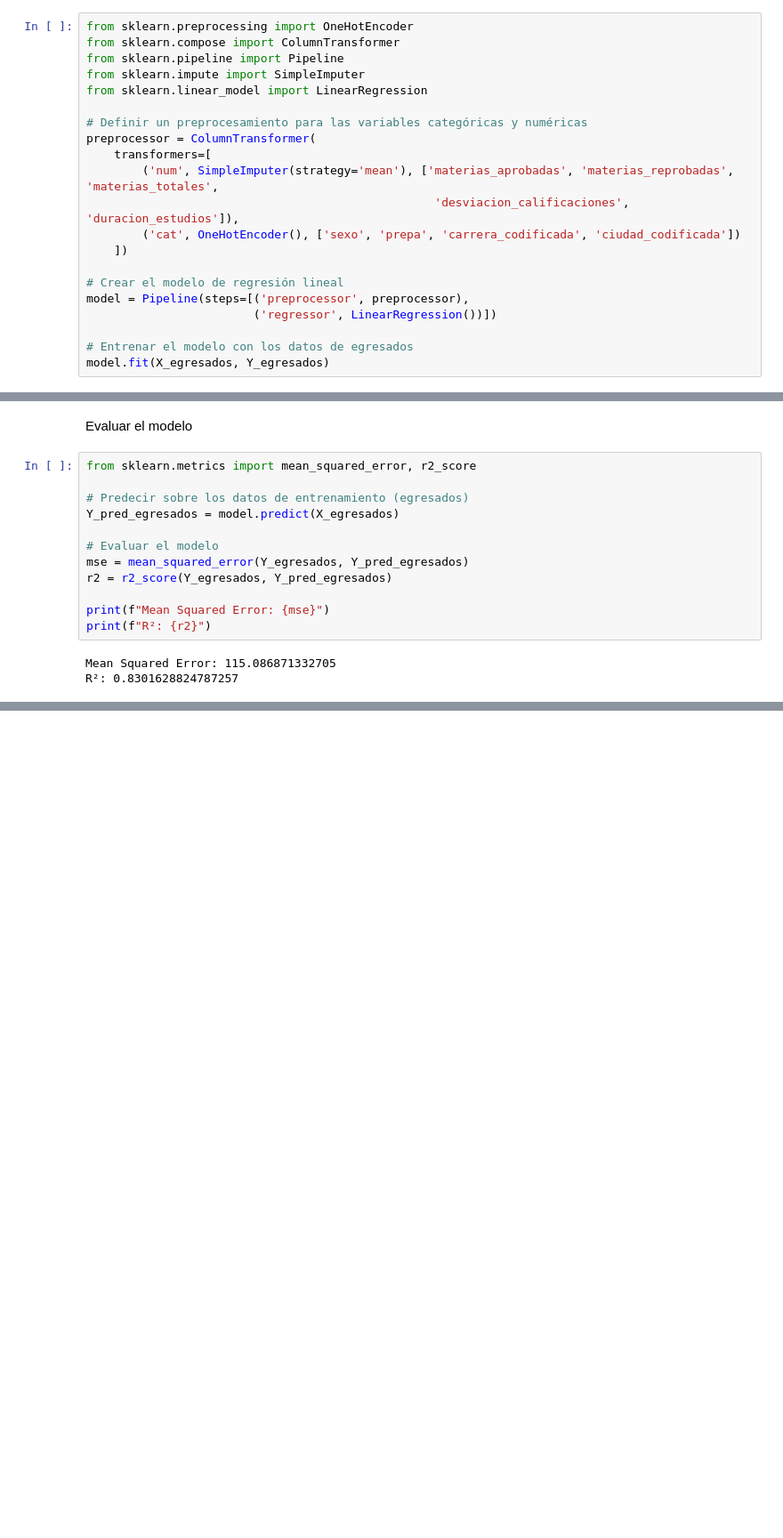
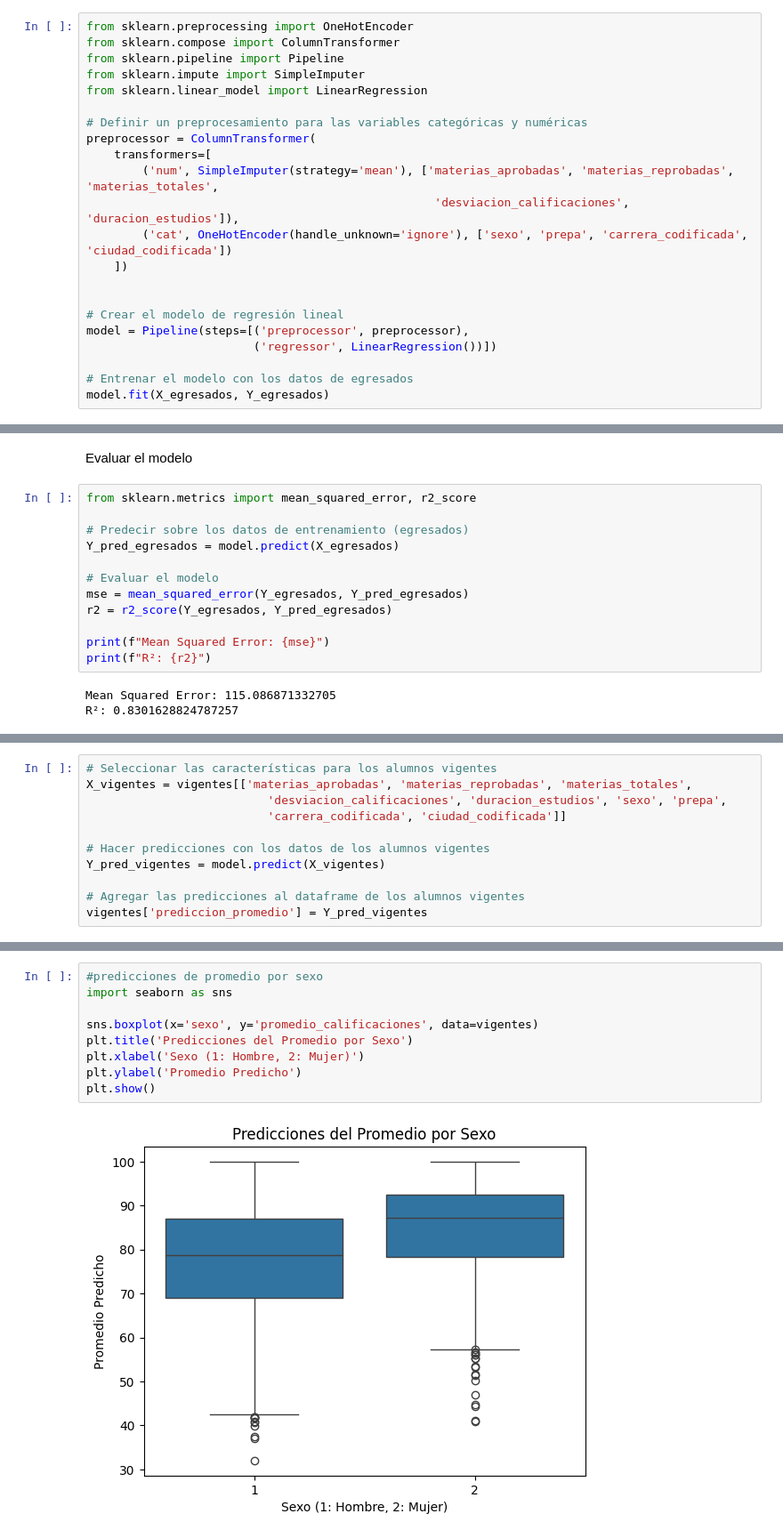
Before and after one commit to jesusBarrazaCastro/exito_academico, a Jupyter notebook: code.ipynb, the cells around one changed output, grey strips where cells are left out. Shown: that part at 89% size. Saved outputs shown, nothing was run; the diff lists cells and outputs as text; blank space fills up the shorter version.

```diff
--- a/code.ipynb
+++ b/code.ipynb
@@ -415,8 +415,9 @@ preprocessor = ColumnTransformer(
     transformers=[
         ('num', SimpleImputer(strategy='mean'), ['materias_aprobadas', 'materias_reprobadas', 'materias_totales',
                                                   'desviacion_calificaciones', 'duracion_estudios']),
-        ('cat', OneHotEncoder(), ['sexo', 'prepa', 'carrera_codificada', 'ciudad_codificada'])
+        ('cat', OneHotEncoder(handle_unknown='ignore'), ['sexo', 'prepa', 'carrera_codificada', 'ciudad_codificada'])
     ])
+
 
 # Crear el modelo de regresión lineal
 model = Pipeline(steps=[('preprocessor', preprocessor),
@@ -456,0 +461,11 @@ R²: 0.8301628824787257
+# %%
+# Seleccionar las características para los alumnos vigentes
+X_vigentes = vigentes[['materias_aprobadas', 'materias_reprobadas', 'materias_totales',
+                          'desviacion_calificaciones', 'duracion_estudios', 'sexo', 'prepa',
+                          'carrera_codificada', 'ciudad_codificada']]
+
+# Hacer predicciones con los datos de los alumnos vigentes
+Y_pred_vigentes = model.predict(X_vigentes)
+
+# Agregar las predicciones al dataframe de los alumnos vigentes
+vigentes['prediccion_promedio'] = Y_pred_vigentes
@@ -456,0 +480,11 @@ R²: 0.8301628824787257
+# %%
+#predicciones de promedio por sexo
+import seaborn as sns
+
+sns.boxplot(x='sexo', y='promedio_calificaciones', data=vigentes)
+plt.title('Predicciones del Promedio por Sexo')
+plt.xlabel('Sexo (1: Hombre, 2: Mujer)')
+plt.ylabel('Promedio Predicho')
+plt.show()
+# %% [output]
+[figure, added]
```
Also changed, not shown: parts of 8 cells of this notebook.
